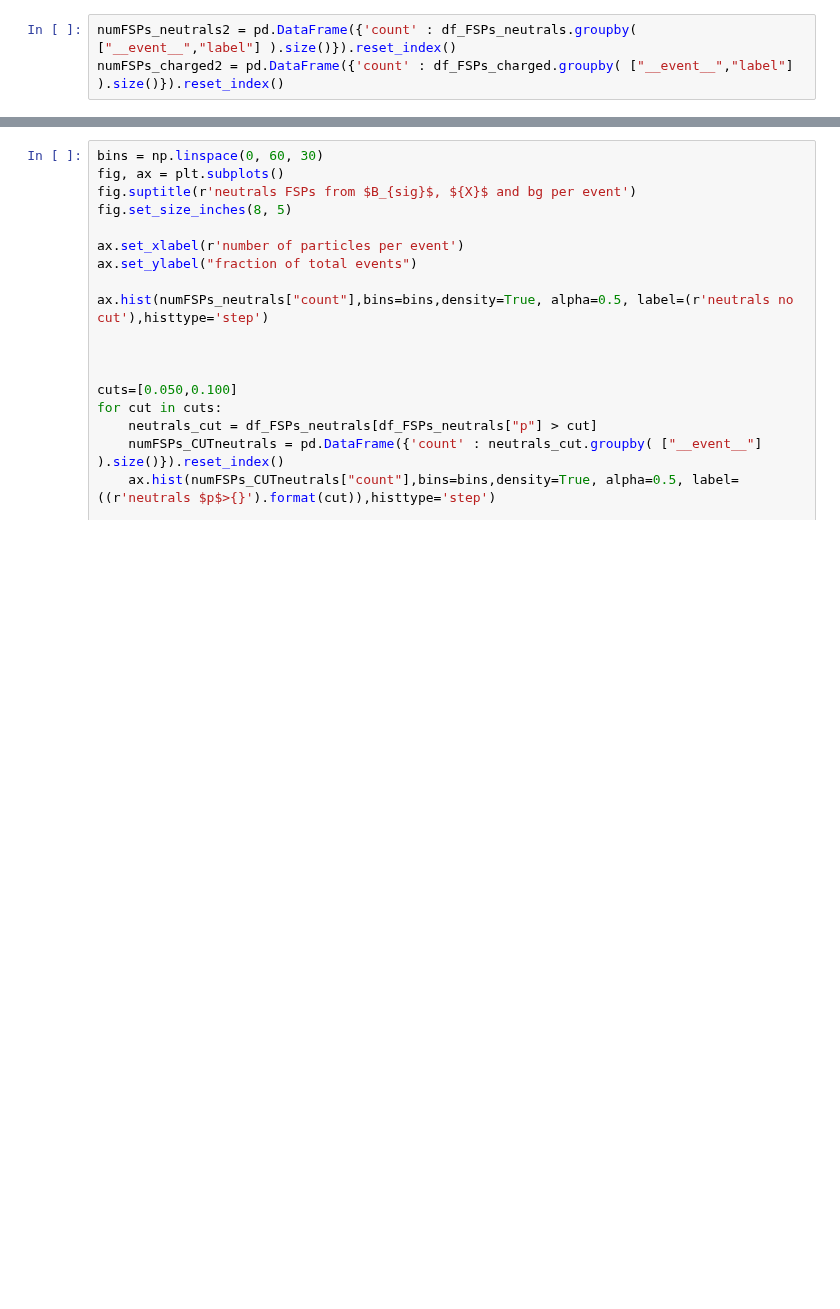
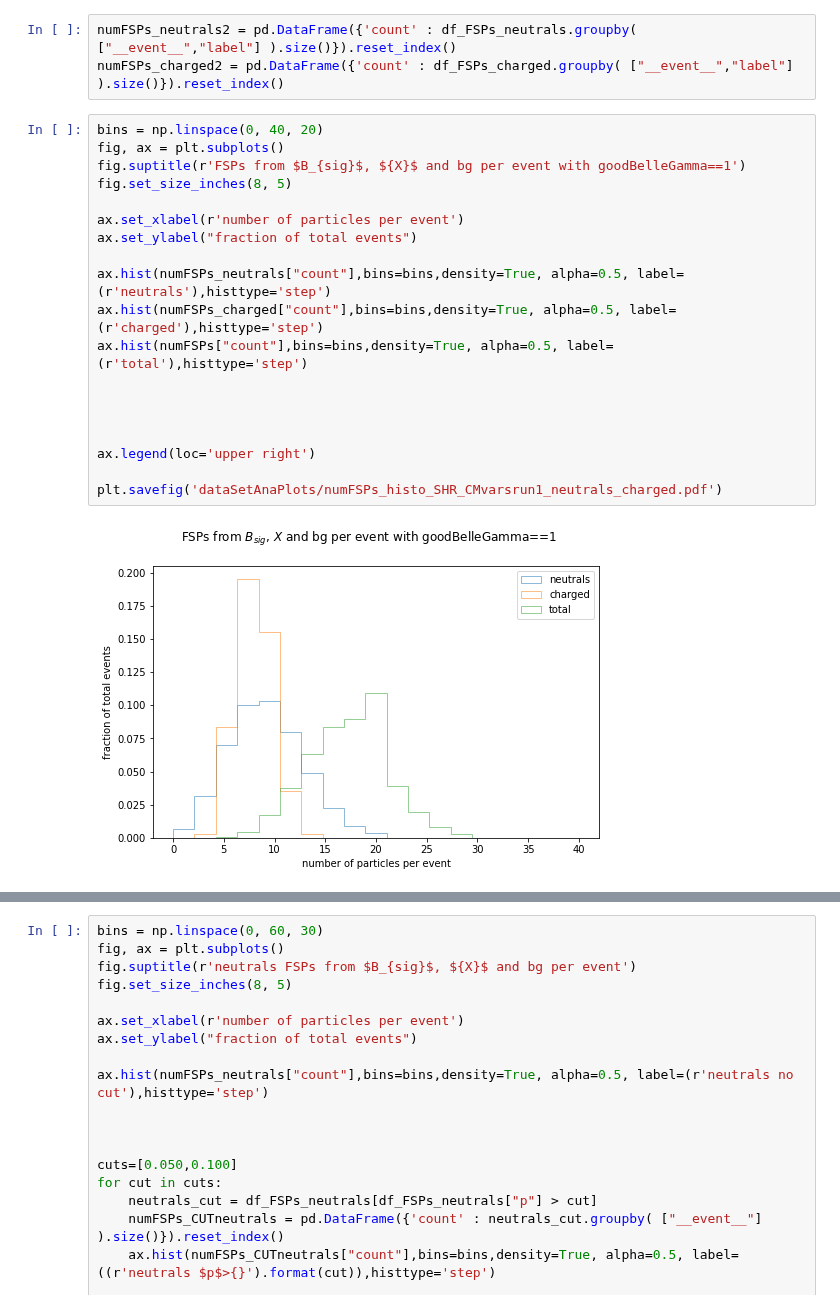
Before and after one commit to axelHeim/MCstudies, a Jupyter notebook: Dstlnu_Bt_generic/SHR_Hc_correctReco_BsX/dataSetAnalysis_df_level.ipynb, the cells around one changed output, grey strips where cells are left out. Saved outputs shown, nothing was run; the diff lists cells and outputs as text; blank space fills up the shorter version.

```diff
--- a/Dstlnu_Bt_generic/SHR_Hc_correctReco_BsX/dataSetAnalysis_df_level.ipynb
+++ b/Dstlnu_Bt_generic/SHR_Hc_correctReco_BsX/dataSetAnalysis_df_level.ipynb
@@ -85,6 +86,27 @@ numEvents my6modes: 89991
 # %%
 numFSPs_neutrals2 = pd.DataFrame({'count' : df_FSPs_neutrals.groupby( ["__event__","label"] ).size()}).reset_index()
 numFSPs_charged2 = pd.DataFrame({'count' : df_FSPs_charged.groupby( ["__event__","label"] ).size()}).reset_index()
+# %%
+bins = np.linspace(0, 40, 20)
+fig, ax = plt.subplots()
+fig.suptitle(r'FSPs from $B_{sig}$, ${X}$ and bg per event with goodBelleGamma==1')
+fig.set_size_inches(8, 5)
+
+ax.set_xlabel(r'number of particles per event')
+ax.set_ylabel("fraction of total events")
+
+ax.hist(numFSPs_neutrals["count"],bins=bins,density=True, alpha=0.5, label=(r'neutrals'),histtype='step')
+ax.hist(numFSPs_charged["count"],bins=bins,density=True, alpha=0.5, label=(r'charged'),histtype='step')
+ax.hist(numFSPs["count"],bins=bins,density=True, alpha=0.5, label=(r'total'),histtype='step')
+
+
+
+
+ax.legend(loc='upper right')
+
+plt.savefig('dataSetAnaPlots/numFSPs_histo_SHR_CMvarsrun1_neutrals_charged.pdf')
+# %% [output]
+[figure, added]
 # %%
 label_cat = {0: "background",1: "X",2: "B-sig"}
 
```
Also changed, not shown: parts of 5 cells of this notebook.
